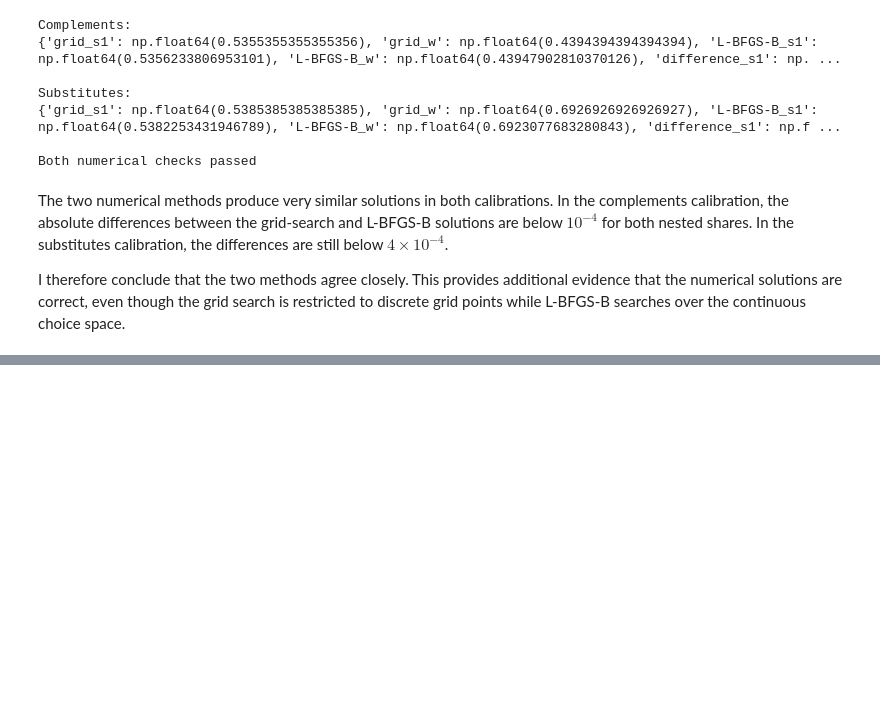
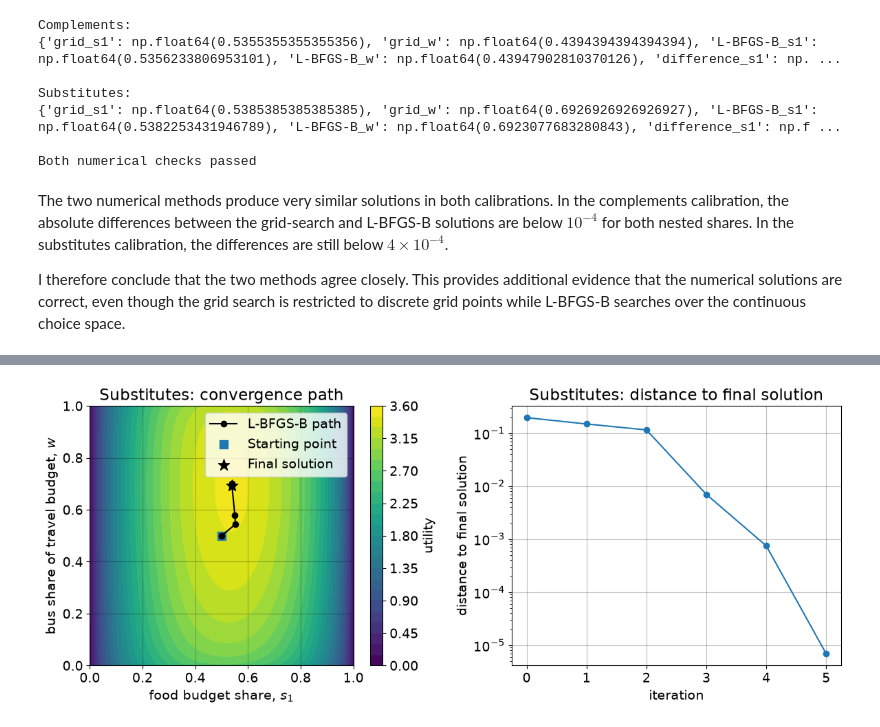
Before and after one commit to OttoBengtson/programming-for-economists, a Jupyter notebook: 02_modelproject/ModelProject.ipynb, the cells around one changed output, grey strips where cells are left out. Cells and saved outputs as stored; diff of their text form; code cells hidden in the pictures; blank space fills up the shorter version.

```diff
--- a/02_modelproject/ModelProject.ipynb
+++ b/02_modelproject/ModelProject.ipynb
@@ -336,0 +822,8 @@ I visualize utility over the nested budget shares using both a three-dimensional
+# %%
+# I examine convergence for the substitutes calibration
+convergence_substitutes = plot_convergence(
+    model_substitutes,
+    title='Substitutes'
+)
+# %% [output]
+[figure, added]
```
Also changed, not shown: parts of 39 cells of this notebook.
